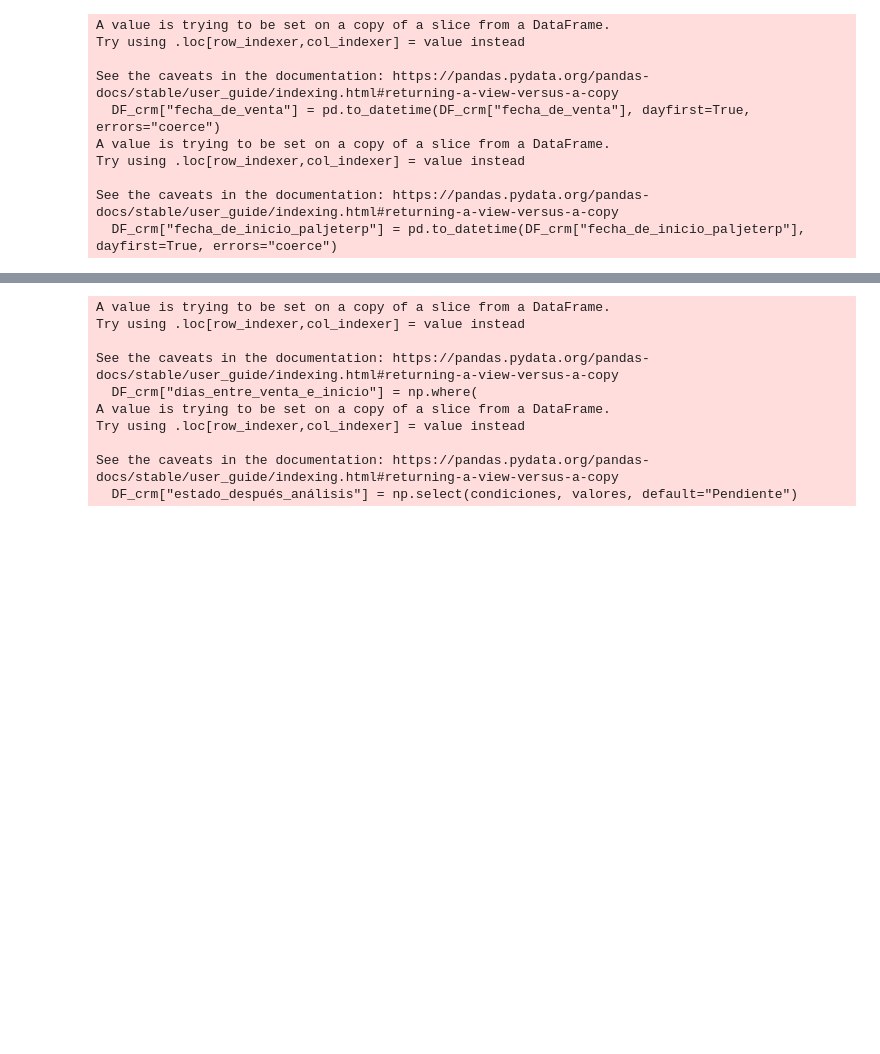
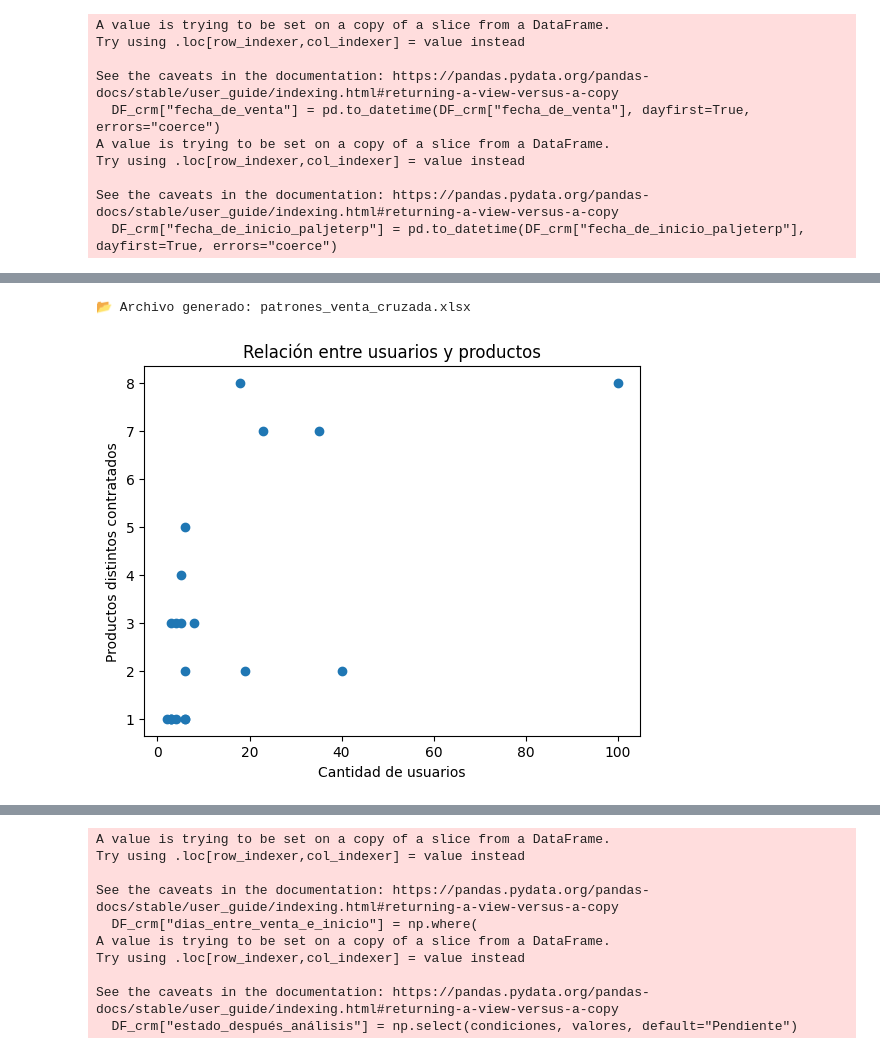
Before and after one commit to christiansaluzzo/Etsol_AnalisisClientes, a Jupyter notebook: análisis_clientes.ipynb, the cells around one changed output, grey strips where cells are left out. Cells and saved outputs as stored; diff of their text form; code cells hidden in the pictures; blank space fills up the shorter version.

Commit message:
Análisis de productos para ventas cruzadas

```diff
--- a/análisis_clientes.ipynb
+++ b/análisis_clientes.ipynb
@@ -275,0 +327,56 @@ DF_crm.head(2)
+# %%
+import pandas as pd
+from mlxtend.frequent_patterns import apriori, association_rules
+
+# 1. Combinaciones frecuentes
+frequent_itemsets = apriori(df_transacciones, min_support=0.1, use_colnames=True)
+
+# 2. Reglas de asociación
+rules = association_rules(frequent_itemsets, metric="confidence", min_threshold=0.1)
+
+# 3. Formatear reglas en texto legible
+def format_set(s):
+    return ", ".join(list(s))
+
+rules_formateadas = pd.DataFrame({
+    "Si el cliente tiene": rules["antecedents"].apply(format_set),
+    "Entonces también suele contratar": rules["consequents"].apply(format_set),
+    "Soporte (%)": (rules["support"]*100).round(2),    #  mide la relevancia global de la regla dentro del universo de clientes.
+    "Confianza (%)": (rules["confidence"]*100).round(2), # mide la fuerza de la relación entre productos.
+    "Lift": rules["lift"].round(2)
+})
+
+# Ordenar por confianza descendente
+rules_formateadas = rules_formateadas.sort_values("Confianza (%)", ascending=False)
+
+# 4. Exportar a Excel
+rules_formateadas.to_excel("patrones_venta_cruzada.xlsx", index=False)
+
+print("📂 Archivo generado: patrones_venta_cruzada.xlsx")
+# %% [output]
+📂 Archivo generado: patrones_venta_cruzada.xlsx
+# %%
+# Paso 4: Combinar con variables de cliente
+# Podés ir más allá y ver, por ejemplo:
+# Cantidad de usuarios vs productos contratados (¿los clientes grandes tienden a comprar más módulos?).
+# Tipo de cuenta (Cliente / Prospecto) vs combinaciones de productos.
+
+# Relación entre cantidad de usuarios y productos distintos
+
+
+
+patrones_clientes = DF_crm.groupby("nombre_de_cuenta").agg({
+    "producto": "nunique",
+    "cantidad_de_usuarios": "max"
+}).reset_index()
+
+
+
+
+plt.scatter(patrones_clientes["cantidad_de_usuarios"], patrones_clientes["producto"])
+plt.xlabel("Cantidad de usuarios")
+plt.ylabel("Productos distintos contratados")
+plt.title("Relación entre usuarios y productos")
+plt.show()
+# %% [output]
+[figure, added]
```
Also changed, not shown: parts of 8 cells of this notebook, 1 other file.
